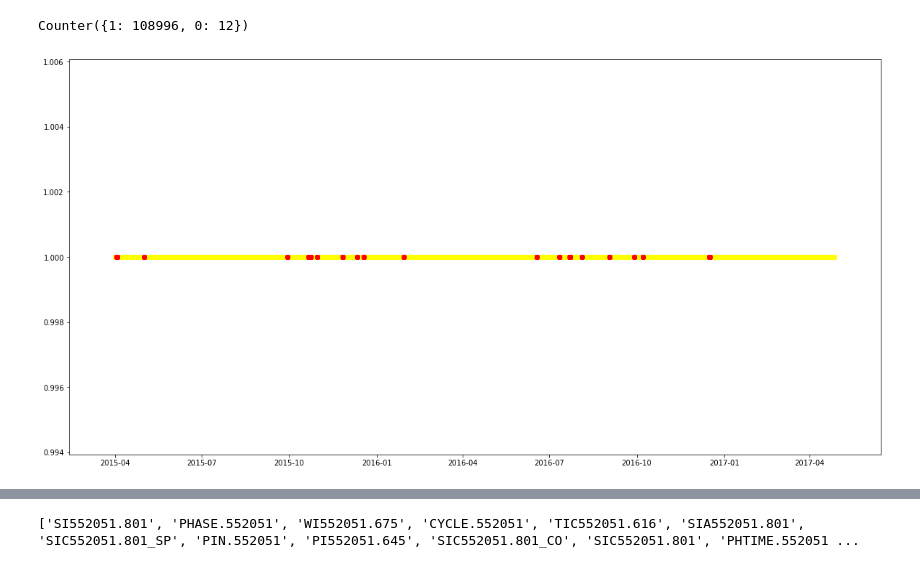
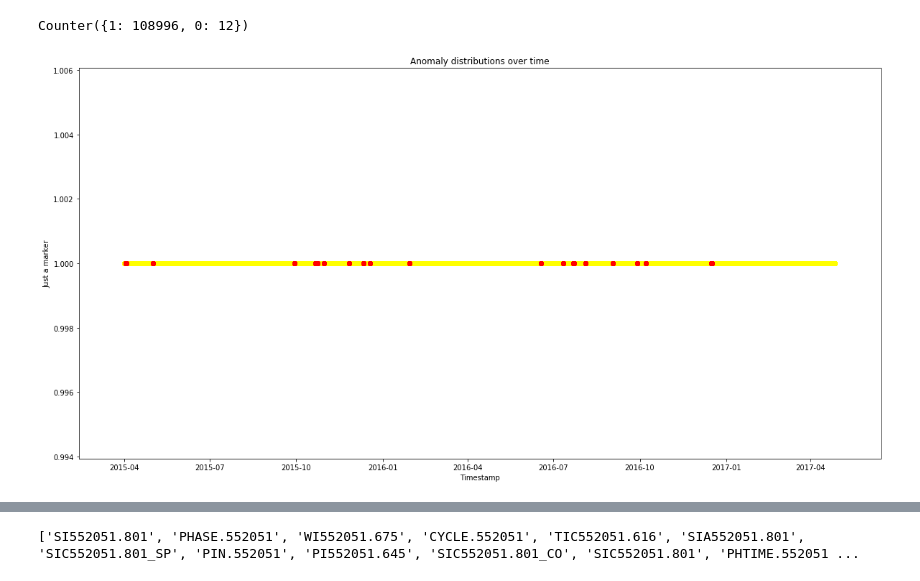
Before and after one commit to PraveenVenugopal/novaritis-data-challenge, a Jupyter notebook: Visuals.ipynb, the cells around one changed output, grey strips where cells are left out. Drawn from its saved outputs; the diff is of its cells as text; code cells hidden in the pictures.

```diff
--- a/Visuals.ipynb
+++ b/Visuals.ipynb
@@ -49,14 +49,18 @@ Counter({1: 108996, 0: 12})
 # %%
 def plot_failures():
     plt.figure(figsize=(20,10))
     plt.scatter(sandbox.index,[1 for _ in range(len(sandbox))],color="yellow")
     fail_piece = sandbox[sandbox.labels > 0]
     plt.scatter(fail_piece.index,[1 for _ in range(len(fail_piece))],color="red")
+    plt.title("Anomaly distributions over time")
+    plt.xlabel("Timestamp")
+    plt.ylabel("Just a marker")
+    plt.savefig("Timeline plot for failures.png")
     plt.show()
 
 plot_failures()
 # %% [output]
-[figure, old version]
+[figure, new version]
 # %%
 #     for ind,row in failure.iterrows():
 #         st = row["Fstart"]
```
Also changed, not shown: parts of 1 cell of this notebook, 7 other files.
